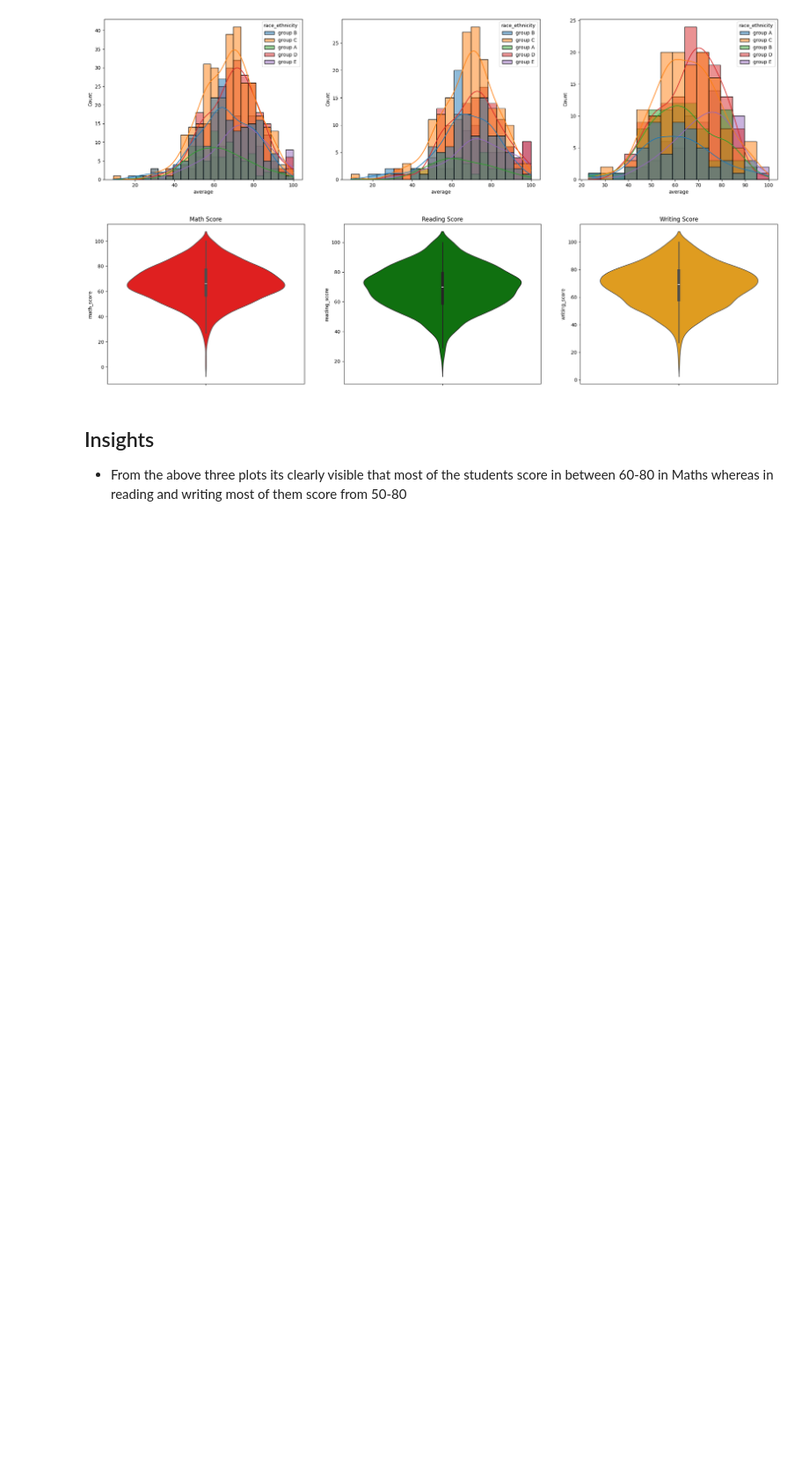
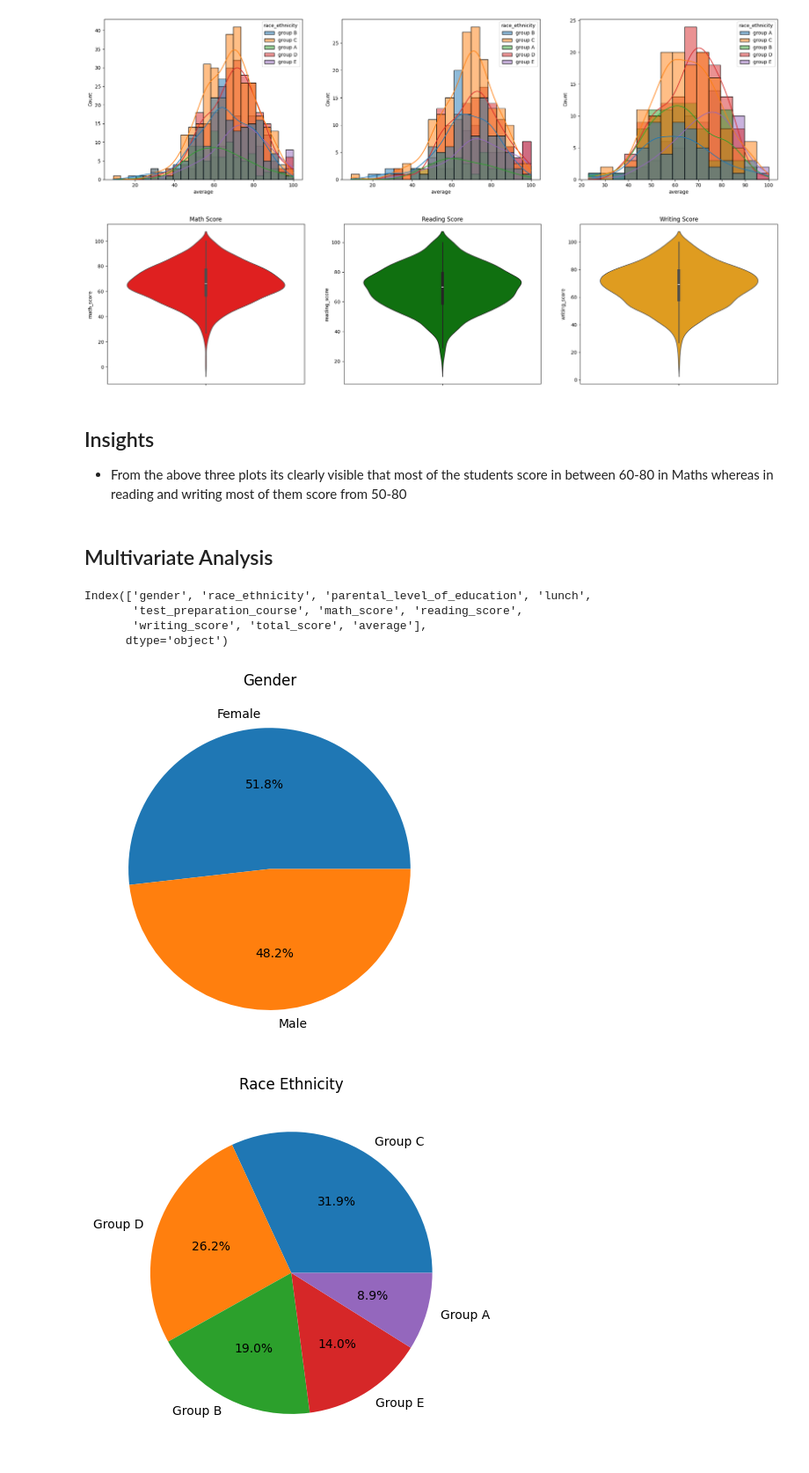
Before and after one commit to Gopalakrishana-DS/Machine_learning_Project, a Jupyter notebook: notebook/EDA.ipynb, the cells around one changed output. Shown at 88% size. Cells and saved outputs as stored; diff of their text form; code cells hidden in the pictures; blank space fills up the shorter version.

```diff
--- a/notebook/EDA.ipynb
+++ b/notebook/EDA.ipynb
@@ -261,3 +261,52 @@ plt.show()
 # %% [markdown]
 ## Insights
 - From the above three plots its clearly visible that most of the students score in between 60-80 in Maths whereas in reading and writing most of them score from 50-80
+# %% [markdown]
+## Multivariate Analysis
+# %%
+df.columns
+# %% [output]
+Index(['gender', 'race_ethnicity', 'parental_level_of_education', 'lunch',
+       'test_preparation_course', 'math_score', 'reading_score',
+       'writing_score', 'total_score', 'average'],
+      dtype='object')
+# %%
+#plt.subplot(1,5, figsize=(30,2))
+
+plt.subplot(151)
+plt.title('Gender')
+size = df['gender'].value_counts()
+labels='Female', 'Male'
+plt.pie(size,labels=labels,autopct='%1.1f%%')
+plt.show()
+
+plt.subplot(152)
+plt.title('Race Ethnicity')
+size = df['race_ethnicity'].value_counts()
+labels='Group C', 'Group D','Group B','Group E','Group A'
+plt.pie(size,labels=labels,autopct='%1.1f%%')
+plt.show()
+
+plt.subplot(153)
+plt.title('Parental level of education')
+size = df['parental_level_of_education'].value_counts()
+labels='Some College', "Associate's Degree",'High School','Some High School',"Bachelor's Degree","Master's Degree"
+plt.pie(size,labels=labels,autopct='%1.1f%%')
+plt.show()
+
+plt.subplot(154)
+plt.title('Lunch')
+size = df['lunch'].value_counts()
+labels='Standard', 'Free'
+plt.pie(size,labels=labels,autopct='%1.1f%%')
+plt.show()
+
+plt.subplot(155)
+plt.title('Test preparation course')
+size = df['test_preparation_course'].value_counts()
+labels='None', 'Completed'
+plt.pie(size,labels=labels,autopct='%1.1f%%')
+plt.show()
+# %% [output]
+[figure, added]
+[figure, added]
```
Also changed, not shown: parts of 18 cells of this notebook, 6 other files.
